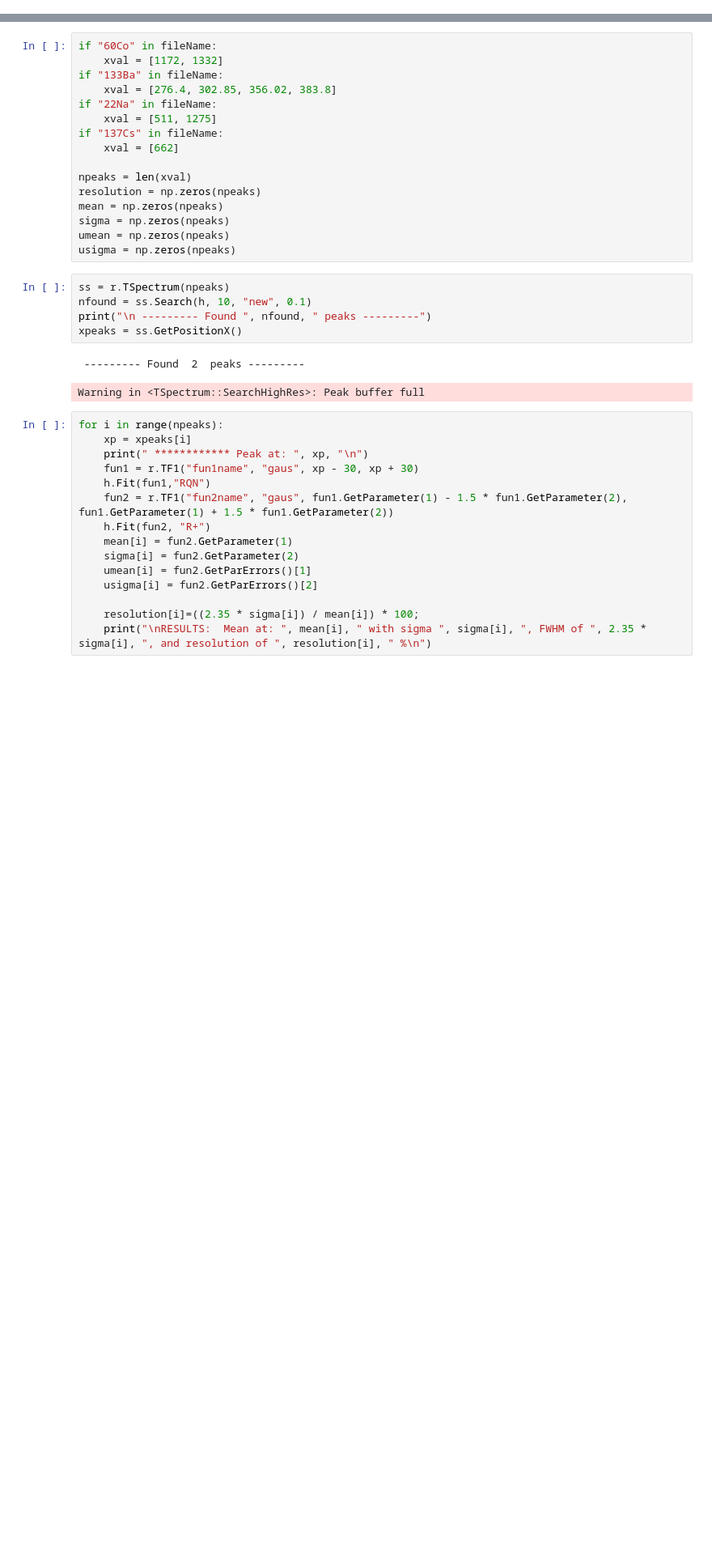
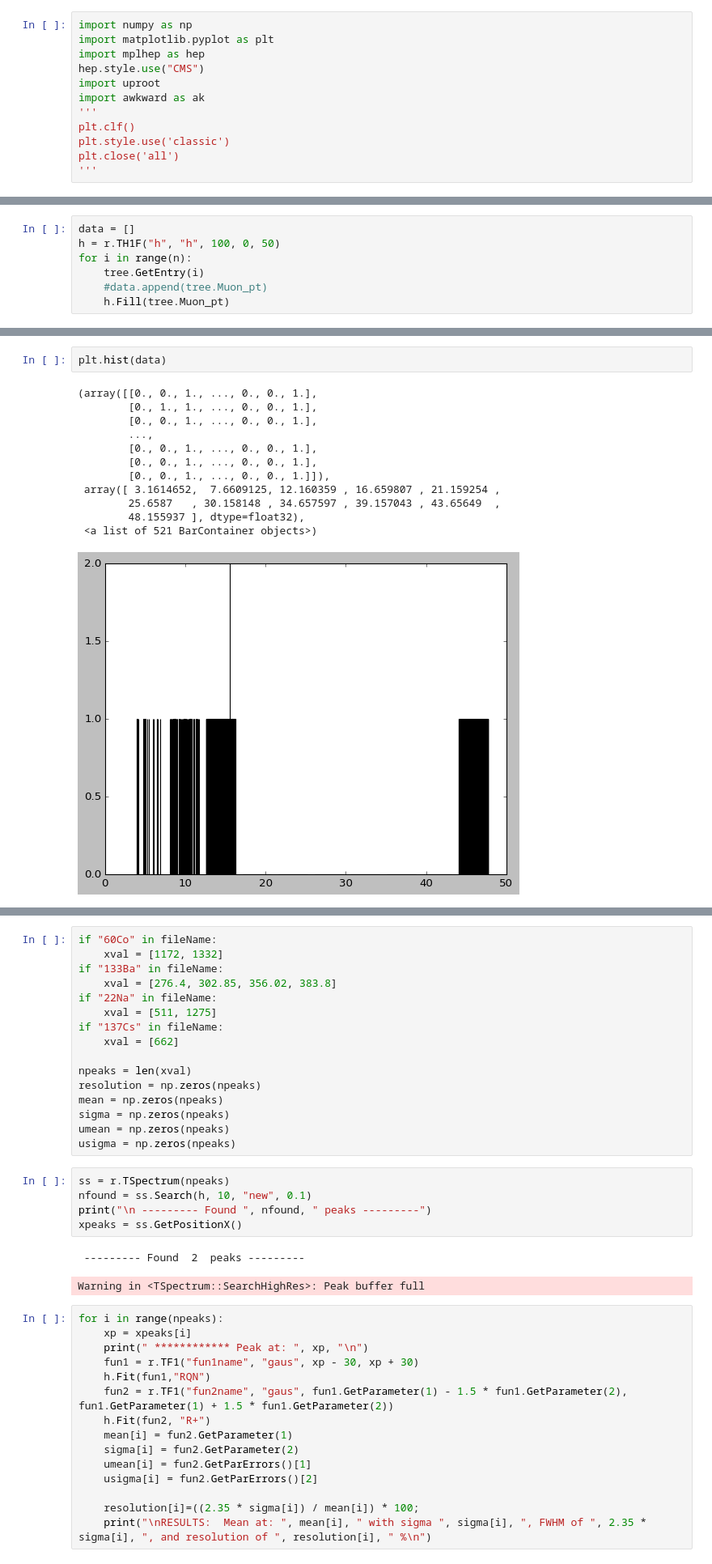
Before and after one commit to javivilladamigo/ResearchActivities, a Jupyter notebook: analysis.ipynb, the cells around one changed output, grey strips where cells are left out. Shown at 81% size. Cells and saved outputs as stored; diff of their text form; blank space fills up the shorter version.

```diff
--- a/analysis.ipynb
+++ b/analysis.ipynb
@@ -44,0 +1,12 @@ def inv_linear(y, a, b): # invert the linear for y = a + b * x
+# %%
+import numpy as np
+import matplotlib.pyplot as plt
+import mplhep as hep
+hep.style.use("CMS")
+import uproot
+import awkward as ak
+'''
+plt.clf()
+plt.style.use('classic')
+plt.close('all')
+'''
@@ -44,0 +73,7 @@ def inv_linear(y, a, b): # invert the linear for y = a + b * x
+# %%
+data = []
+h = r.TH1F("h", "h", 100, 0, 50)
+for i in range(n):
+    tree.GetEntry(i)
+    #data.append(tree.Muon_pt)
+    h.Fill(tree.Muon_pt)
@@ -44,0 +98,15 @@ def inv_linear(y, a, b): # invert the linear for y = a + b * x
+# %%
+plt.hist(data)
+# %% [output]
+(array([[0., 0., 1., ..., 0., 0., 1.],
+        [0., 1., 1., ..., 0., 0., 1.],
+        [0., 0., 1., ..., 0., 0., 1.],
+        ...,
+        [0., 0., 1., ..., 0., 0., 1.],
+        [0., 0., 1., ..., 0., 0., 1.],
+        [0., 0., 1., ..., 0., 0., 1.]]),
+ array([ 3.1614652,  7.6609125, 12.160359 , 16.659807 , 21.159254 ,
+        25.6587   , 30.158148 , 34.657597 , 39.157043 , 43.65649  ,
+        48.155937 ], dtype=float32),
+ <a list of 521 BarContainer objects>)
+[figure, added]
```
Also changed, not shown: parts of 17 cells of this notebook.
